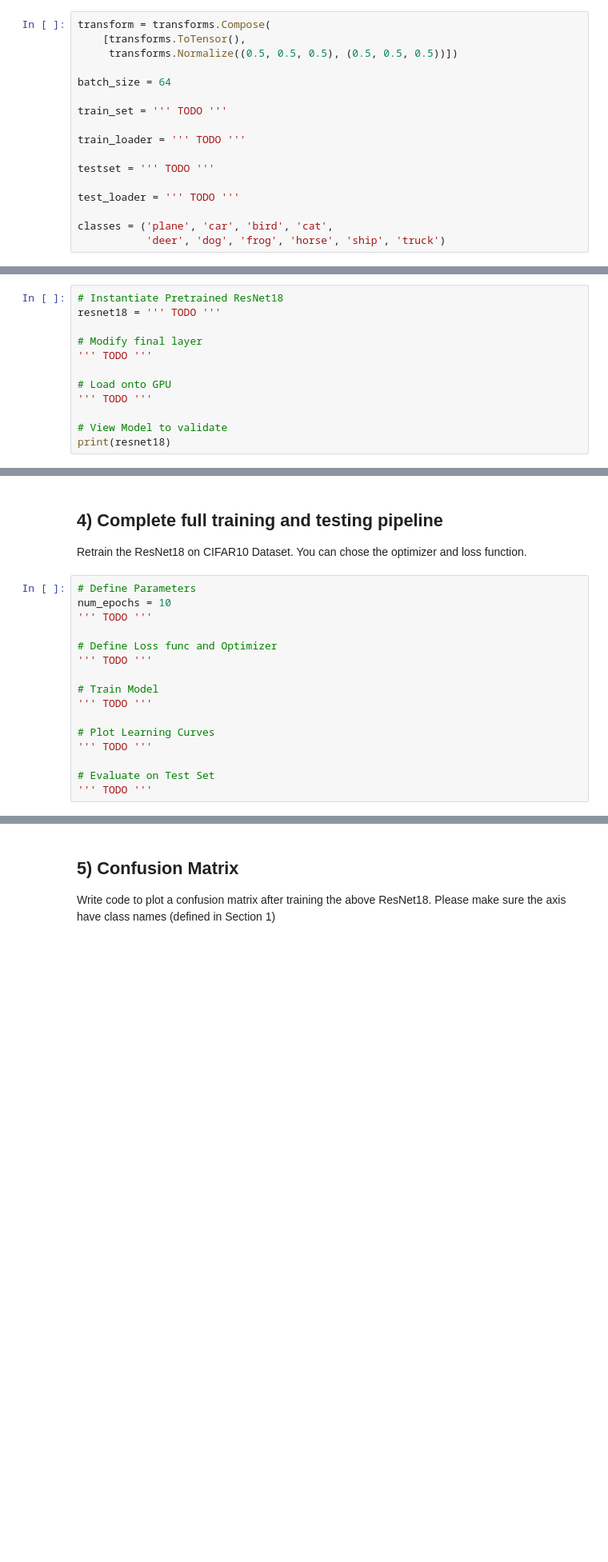
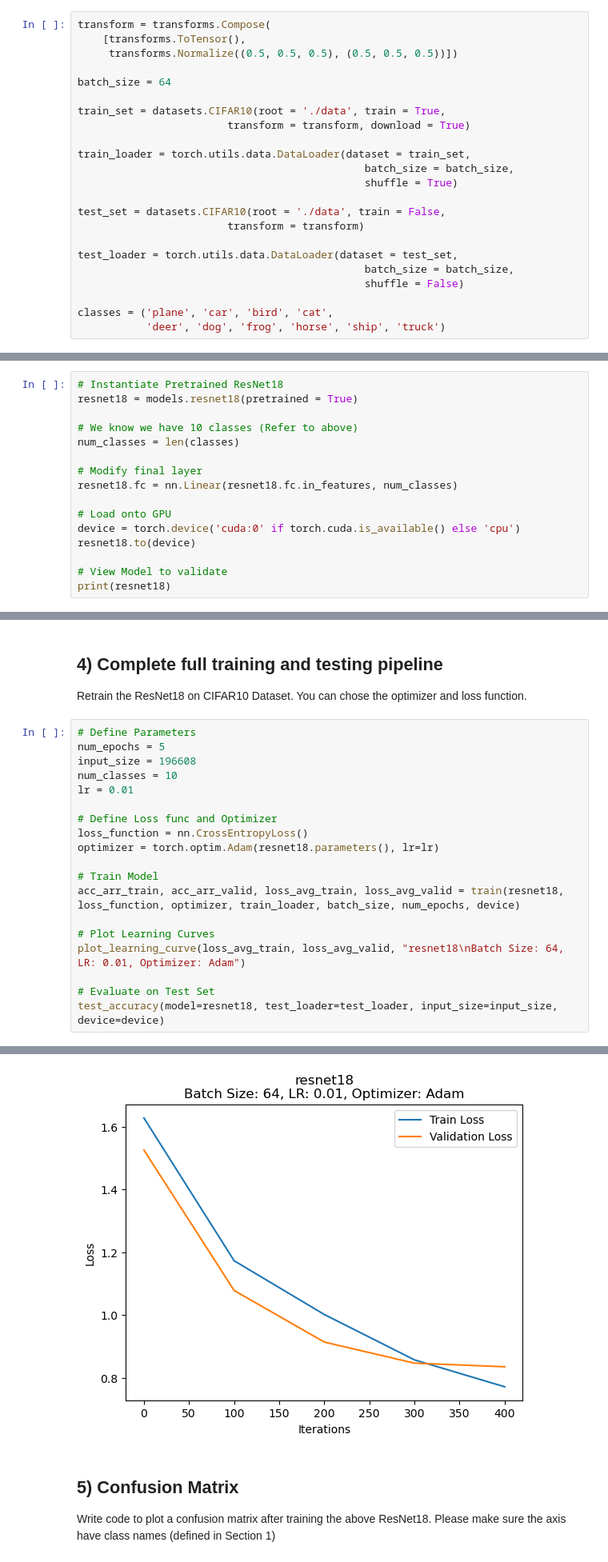
Before and after one commit to lpjones/Image-Classification, a Jupyter notebook: Phase_2.ipynb, the cells around one changed output, grey strips where cells are left out. Shown at 80% size. Saved outputs shown, nothing was run; the diff lists cells and outputs as text; blank space fills up the shorter version.

```diff
--- a/Phase_2.ipynb
+++ b/Phase_2.ipynb
@@ -23,13 +23,19 @@ transform = transforms.Compose(
 
 batch_size = 64
 
-train_set = ''' TODO '''
+train_set = datasets.CIFAR10(root = './data', train = True,
+                        transform = transform, download = True)
 
-train_loader = ''' TODO '''
+train_loader = torch.utils.data.DataLoader(dataset = train_set,
+                                              batch_size = batch_size,
+                                              shuffle = True)
 
-testset = ''' TODO '''
+test_set = datasets.CIFAR10(root = './data', train = False,
+                        transform = transform)
 
-test_loader = ''' TODO '''
+test_loader = torch.utils.data.DataLoader(dataset = test_set,
+                                              batch_size = batch_size,
+                                              shuffle = False)
 
 classes = ('plane', 'car', 'bird', 'cat',
            'deer', 'dog', 'frog', 'horse', 'ship', 'truck')
@@ -39,13 +47,17 @@
 You will need to modify the final layer. ResNet outputs 100 lables - please change to the correct output dimension.
 # %%
 # Instantiate Pretrained ResNet18
-resnet18 = ''' TODO '''
+resnet18 = models.resnet18(pretrained = True)
+
+# We know we have 10 classes (Refer to above)
+num_classes = len(classes)
 
 # Modify final layer
-''' TODO '''
+resnet18.fc = nn.Linear(resnet18.fc.in_features, num_classes)
 
 # Load onto GPU
-''' TODO '''
+device = torch.device('cuda:0' if torch.cuda.is_available() else 'cpu')
+resnet18.to(device)
 
 # View Model to validate
 print(resnet18)
@@ -69,17 +201,21 @@ def plot_learning_curve(''' TODO '''):
 Retrain the ResNet18 on CIFAR10 Dataset. You can chose the optimizer and loss function.
 # %%
 # Define Parameters
-num_epochs = 10
-''' TODO '''
+num_epochs = 5
+input_size = 196608
+num_classes = 10
+lr = 0.01
 
 # Define Loss func and Optimizer
-''' TODO '''
+loss_function = nn.CrossEntropyLoss()
+optimizer = torch.optim.Adam(resnet18.parameters(), lr=lr)
 
 # Train Model
-''' TODO '''
+acc_arr_train, acc_arr_valid, loss_avg_train, loss_avg_valid = train(resnet18, loss_function, optimizer, train_loader, batch_size, num_epochs, device)
 
 # Plot Learning Curves
-''' TODO '''
+plot_learning_curve(loss_avg_train, loss_avg_valid, "resnet18\nBatch Size: 64, LR: 0.01, Optimizer: Adam")
 
 # Evaluate on Test Set
-''' TODO '''
+test_accuracy(model=resnet18, test_loader=test_loader, input_size=input_size, device=device)
+# %% [output]
@@ -86,3 +240,4 @@ num_epochs = 10
+[figure, added]
 # %% [markdown]
 ## 5) Confusion Matrix
 
```
Also changed, not shown: parts of 15 cells of this notebook, 1 other file.
